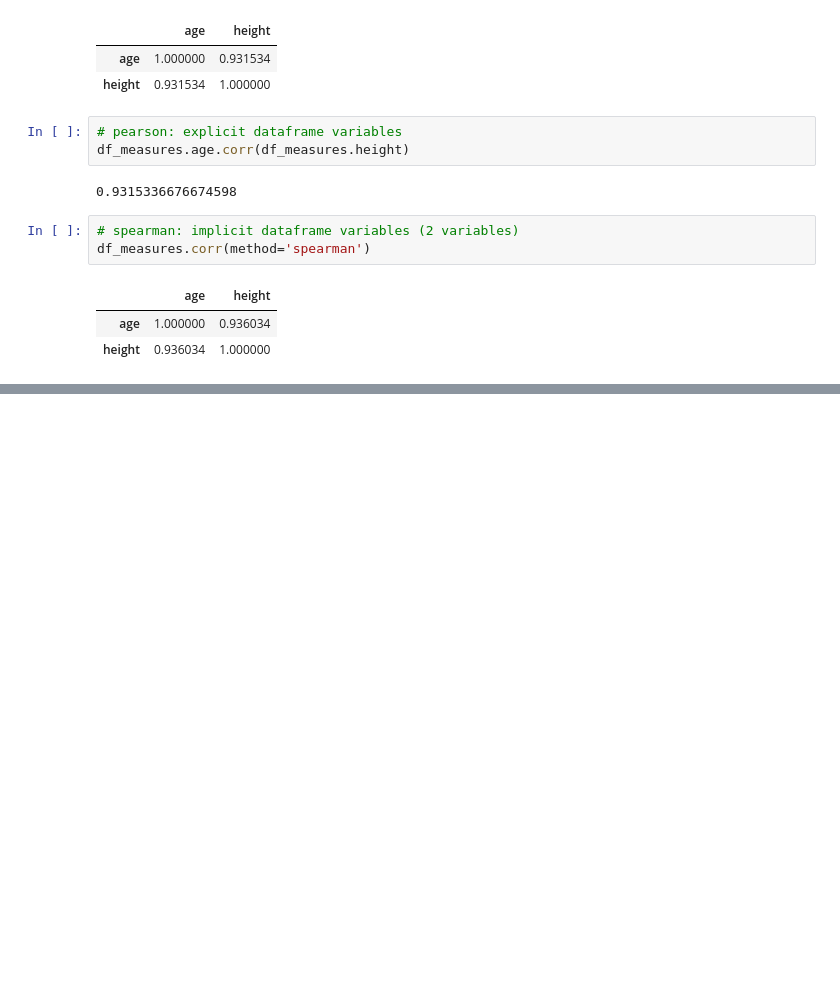
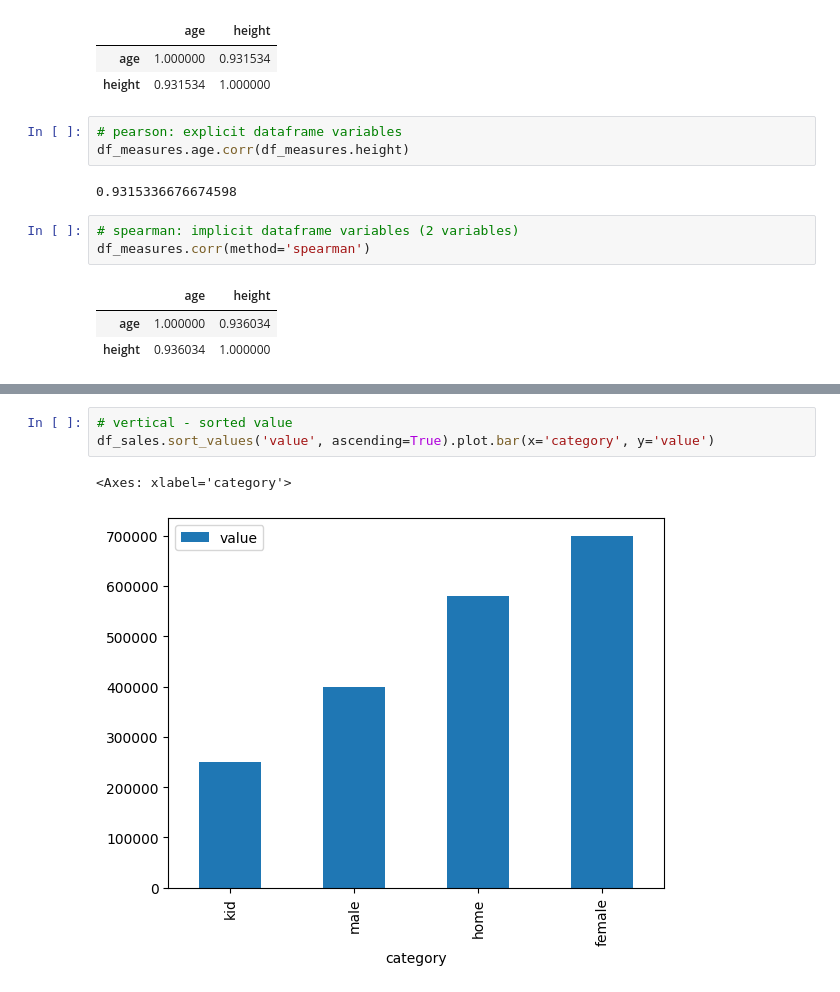
Before and after one commit to charmingruby/stspy, a Jupyter notebook: src/get_started.ipynb, the cells around one changed output, grey strips where cells are left out. Cells and saved outputs as stored; diff of their text form; blank space fills up the shorter version.

```diff
--- a/src/get_started.ipynb
+++ b/src/get_started.ipynb
@@ -140,0 +177,6 @@ df_measures.corr(method='spearman')
+# %%
+# vertical - sorted value
+df_sales.sort_values('value', ascending=True).plot.bar(x='category', y='value')
+# %% [output]
+<Axes: xlabel='category'>
+[figure, added]
```
Also changed, not shown: parts of 11 cells of this notebook, 3 other files.
